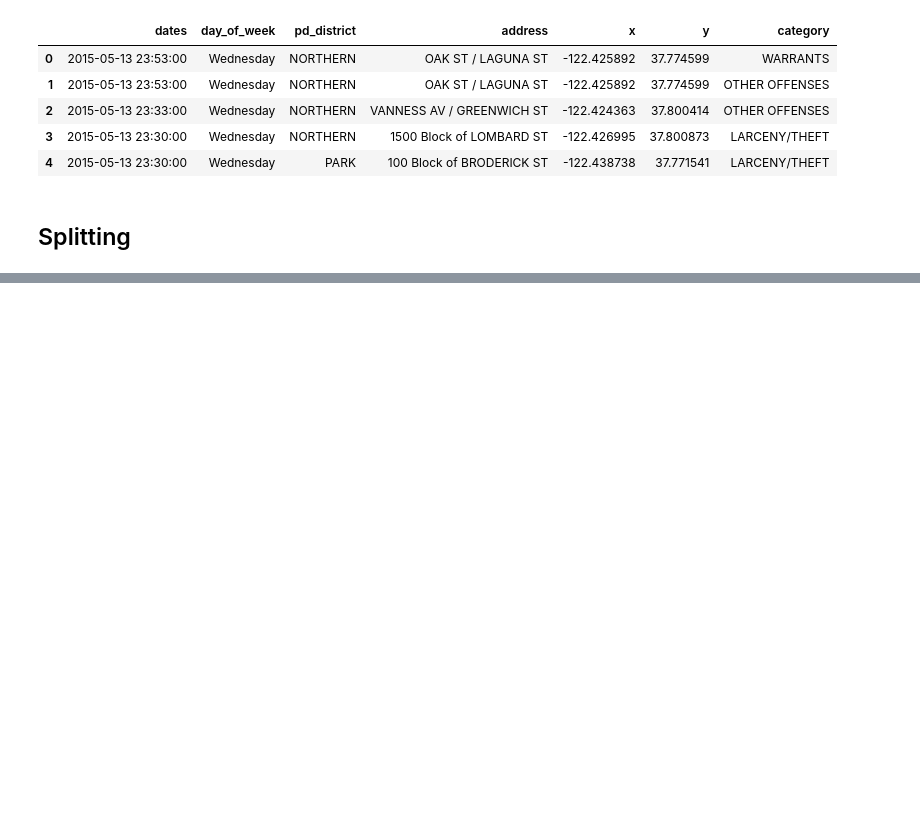
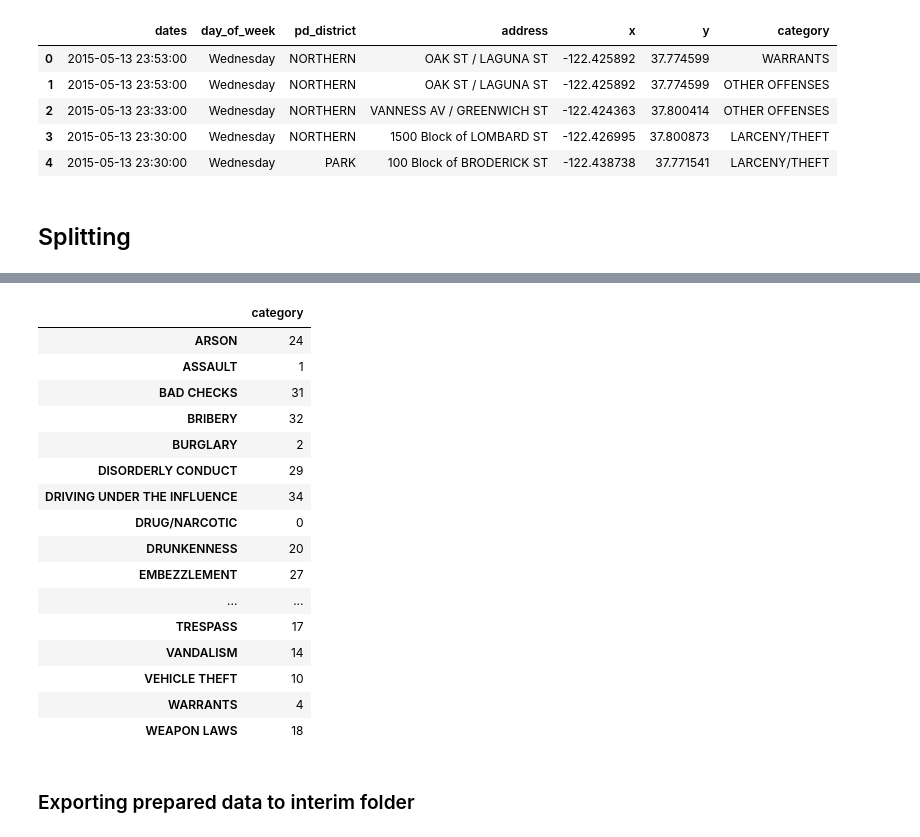
Before and after one commit to marcodeamicis/sf_crime, a Jupyter notebook: notebooks/2_data_preparation_suto.ipynb, the cells around one changed output, grey strips where cells are left out. Drawn from its saved outputs; the diff is of its cells as text; code cells hidden in the pictures; blank space fills up the shorter version.

```diff
--- a/notebooks/2_data_preparation_suto.ipynb
+++ b/notebooks/2_data_preparation_suto.ipynb
@@ -297,0 +323,14 @@ X_train_transformed
+# %%
+ordinal_encoder = OrdinalEncoder(encoding_method='arbitrary')
+y_train_ordinal = ordinal_encoder.fit_transform(y_train)
+y_train_ordinal = y_train_ordinal[sorted(y_train_ordinal.columns)]
+y_train_ordinal.columns = [x[9:] for x in y_train_ordinal.columns]
+
+y_test_ordinal = ordinal_encoder.transform(y_test)
+y_test_ordinal = y_test_ordinal[sorted(y_test_ordinal.columns)]
+y_test_ordinal.columns = [x[9:] for x in y_test_ordinal.columns]
+
+print(f"""y_train_transformed: {y_train_ohe.shape}
+y_test_transformed: {y_test_ohe.shape}""")
+
+y_train_ordinal.head(3)
@@ -297,0 +344,22 @@ X_train_transformed
+# %%
+pd.DataFrame.from_dict(ordinal_encoder.encoder_dict_, orient='columns')
+# %% [output]
+|  | category |
+| ARSON | 24 |
+| ASSAULT | 1 |
+| BAD CHECKS | 31 |
+| BRIBERY | 32 |
+| BURGLARY | 2 |
+| DISORDERLY CONDUCT | 29 |
+| DRIVING UNDER THE INFLUENCE | 34 |
+| DRUG/NARCOTIC | 0 |
+| DRUNKENNESS | 20 |
+| EMBEZZLEMENT | 27 |
+| ... | ... |
+| TRESPASS | 17 |
+| VANDALISM | 14 |
+| VEHICLE THEFT | 10 |
+| WARRANTS | 4 |
+| WEAPON LAWS | 18 |
+# %% [markdown]
+### Exporting prepared data to interim folder
```
Also changed, not shown: parts of 6 cells of this notebook, 1 other file.
